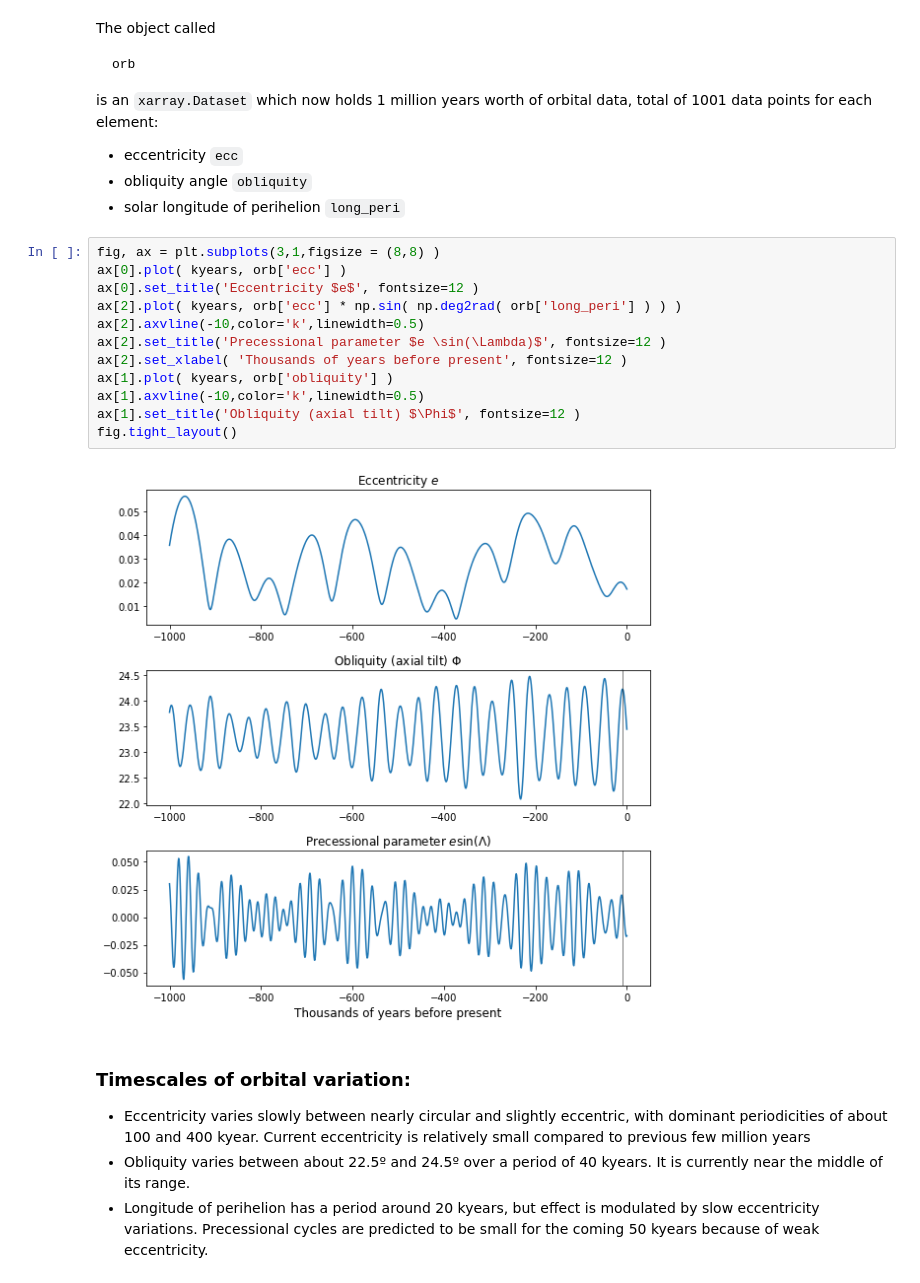
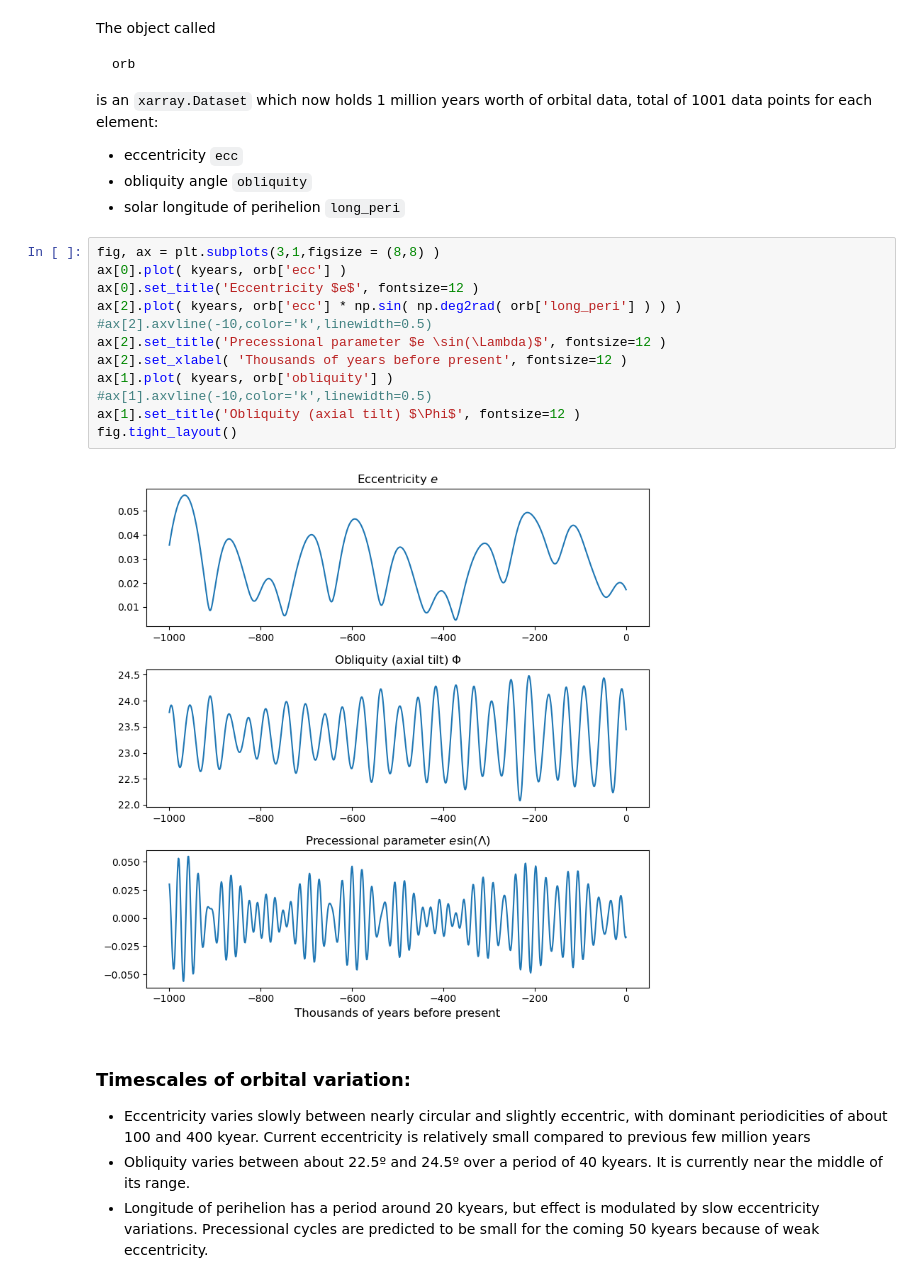
Before and after one commit to nfeldl/ClimateLaboratoryBook, a Jupyter notebook: courseware/orbital.ipynb, the cells around one changed output. Cells and saved outputs as stored; diff of their text form.

```diff
--- a/courseware/orbital.ipynb
+++ b/courseware/orbital.ipynb
@@ -272,17 +272,17 @@ is an `xarray.Dataset` which now holds 1 million years worth of orbital data, to
 # %%
 fig, ax = plt.subplots(3,1,figsize = (8,8) )
 ax[0].plot( kyears, orb['ecc'] )
 ax[0].set_title('Eccentricity $e$', fontsize=12 )
 ax[2].plot( kyears, orb['ecc'] * np.sin( np.deg2rad( orb['long_peri'] ) ) )
-ax[2].axvline(-10,color='k',linewidth=0.5)
+#ax[2].axvline(-10,color='k',linewidth=0.5)
 ax[2].set_title('Precessional parameter $e \sin(\Lambda)$', fontsize=12 )
 ax[2].set_xlabel( 'Thousands of years before present', fontsize=12 )
 ax[1].plot( kyears, orb['obliquity'] )
-ax[1].axvline(-10,color='k',linewidth=0.5)
+#ax[1].axvline(-10,color='k',linewidth=0.5)
 ax[1].set_title('Obliquity (axial tilt) $\Phi$', fontsize=12 )
 fig.tight_layout()
 # %% [output]
-[figure, old version]
+[figure, new version]
 # %% [markdown]
 ### Timescales of orbital variation:
 
```
Also changed, not shown: parts of 9 cells of this notebook.
